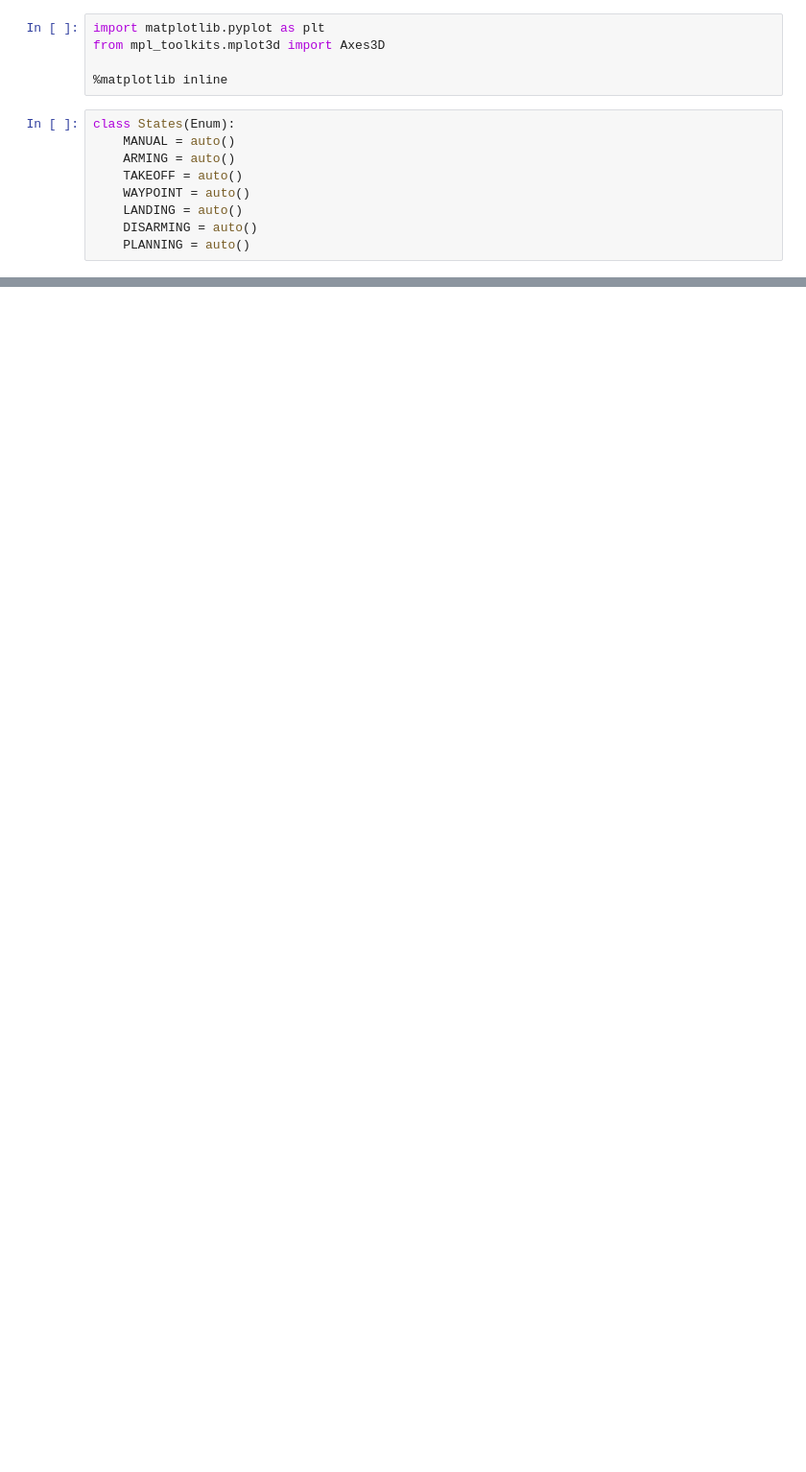
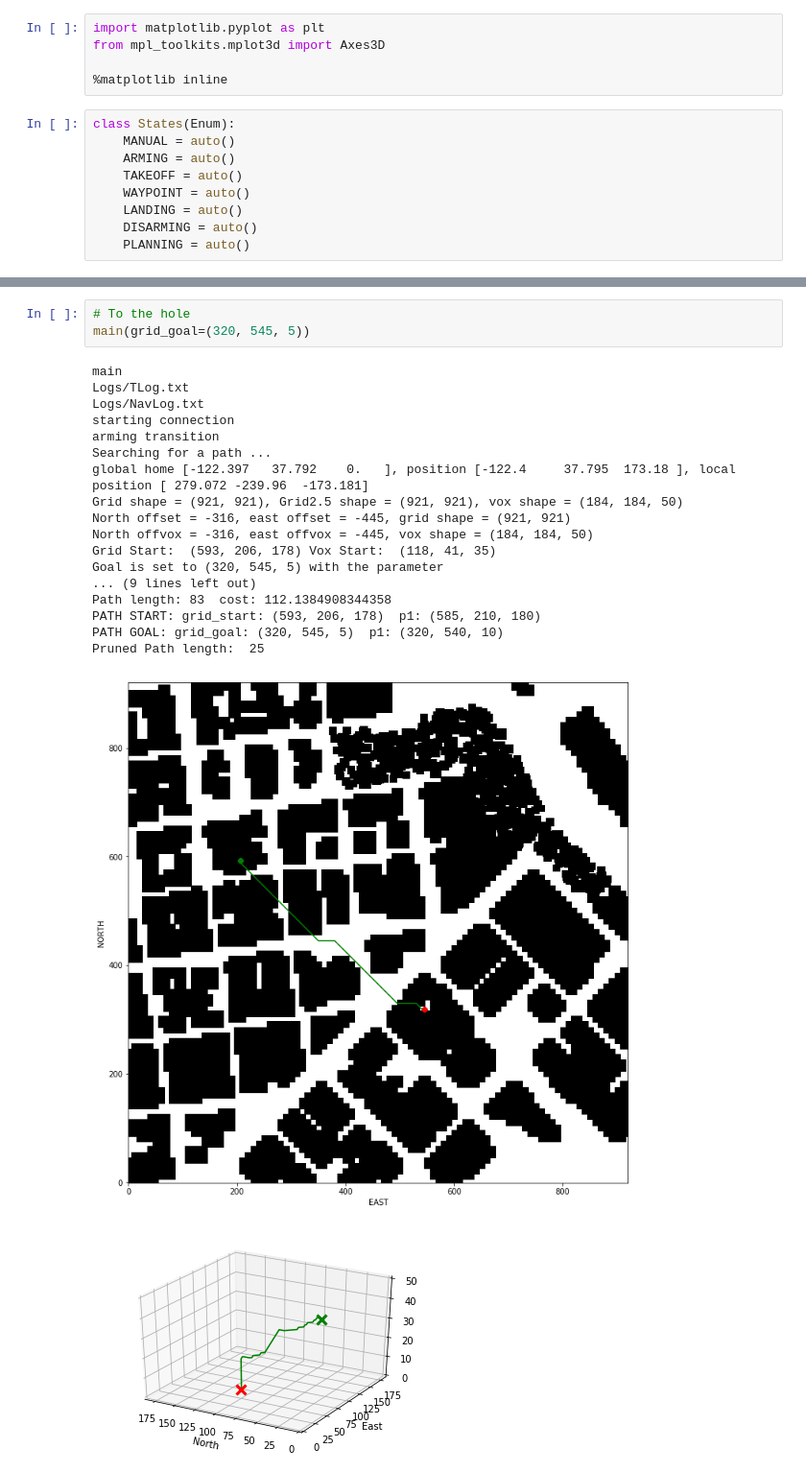
Before and after one commit to seyfig/3DMotionPlanning, a Jupyter notebook: motionplot3Dvox.ipynb, the cells around one changed output, grey strips where cells are left out. Shown: that part at 96% size. Drawn from its saved outputs; the diff is of its cells as text; blank space fills up the shorter version.

```diff
--- a/motionplot3Dvox.ipynb
+++ b/motionplot3Dvox.ipynb
@@ -586,0 +519,23 @@ print(first_line.strip())
+# %%
+# To the hole
+main(grid_goal=(320, 545, 5))
+# %% [output]
+main
+Logs/TLog.txt
+Logs/NavLog.txt
+starting connection
+arming transition
+Searching for a path ...
+global home [-122.397   37.792    0.   ], position [-122.4     37.795  173.18 ], local position [ 279.072 -239.96  -173.181]
+Grid shape = (921, 921), Grid2.5 shape = (921, 921), vox shape = (184, 184, 50)
+North offset = -316, east offset = -445, grid shape = (921, 921)
+North offvox = -316, east offvox = -445, vox shape = (184, 184, 50)
+Grid Start:  (593, 206, 178) Vox Start:  (118, 41, 35)
+Goal is set to (320, 545, 5) with the parameter
+... (9 lines left out)
+Path length: 83  cost: 112.1384908344358
+PATH START: grid_start: (593, 206, 178)  p1: (585, 210, 180)
+PATH GOAL: grid_goal: (320, 545, 5)  p1: (320, 540, 10)
+Pruned Path length:  25
+[figure, added]
+[figure, added]
```
Also changed, not shown: parts of 18 cells of this notebook, 3 other files.
